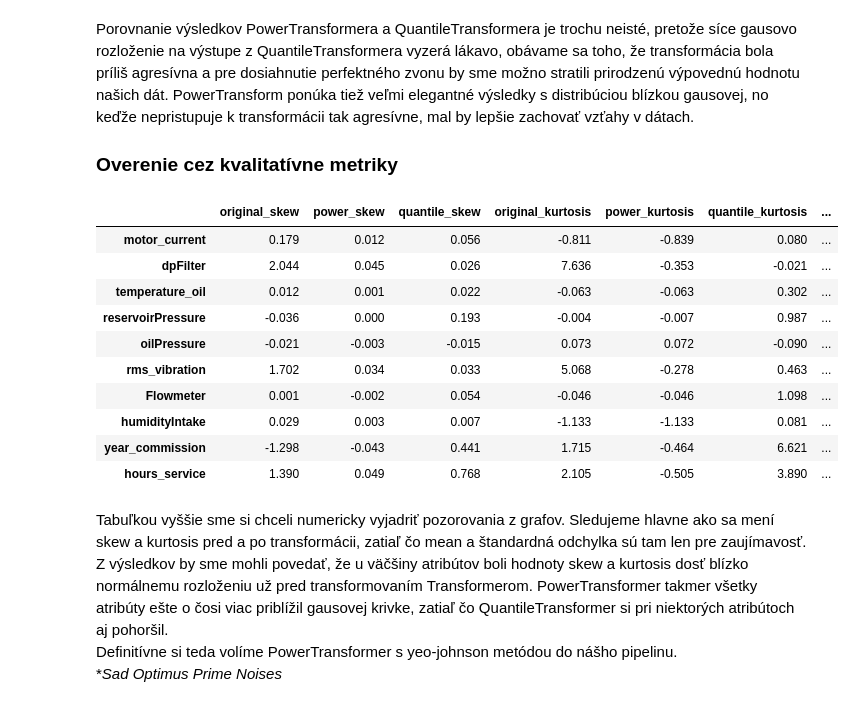
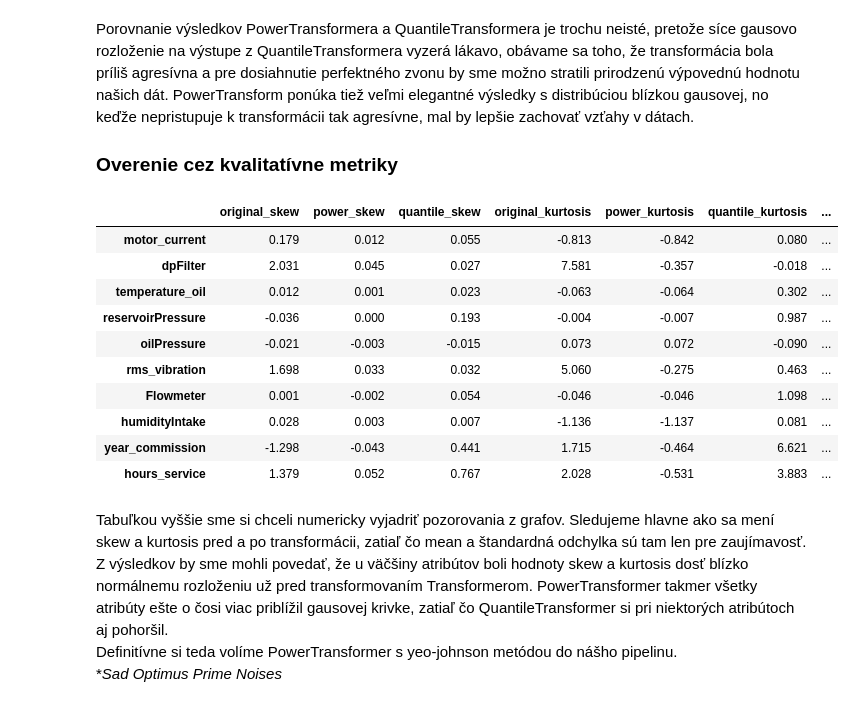
Before and after one commit to Langos428/IAU_projekt, a Jupyter notebook: faza2.ipynb, the cells around one changed output. Cells and saved outputs as stored; diff of their text form; code cells hidden in the pictures.

```diff
--- a/faza2.ipynb
+++ b/faza2.ipynb
@@ -174,14 +140,14 @@ Máme podľa zadania použiť 2 metódy škálovania, a keďže sme sa v predoš
 
 scaled_cols = [col for col in X_train.columns if col not in ["dutyClass", "version_firmware_1", "version_firmware_2", "version_firmware_3"]]
 
-scaler = sklearn.preprocessing.StandardScaler()
+standard_scaler = sklearn.preprocessing.StandardScaler()
 standard_scaled = X_train.copy()
-standard_scaled[scaled_cols] = scaler.fit_transform(X_train[scaled_cols])
+standard_scaled[scaled_cols] = standard_scaler.fit_transform(X_train[scaled_cols])
 
 
-scaler = sklearn.preprocessing.RobustScaler()
+robust_scaler = sklearn.preprocessing.RobustScaler()
 robust_scaled = X_train.copy()
-robust_scaled[scaled_cols] = scaler.fit_transform(X_train[scaled_cols])
+robust_scaled[scaled_cols] = robust_scaler.fit_transform(X_train[scaled_cols])
 
 
 fig, axs = plt.subplots(5, 2, figsize=(16, 20))
@@ -202,0 +212,14 @@ plt.show()
+# %%
+# Vygreslime histogramy pre pre všetky atribúty z X_train_imputed_orig okrem dutyClass, version_firmware (1,2,3)
+
+fig, axs = plt.subplots(5, 2, figsize=(16, 20))
+attributes = [col for col in X_train_imputed_orig.columns if col not in ["dutyClass", "version_firmware_1", "version_firmware_2", "version_firmware_3"]]
+for i, attr in enumerate(attributes):
+    row = i // 2
+    col = i % 2
+    sns.histplot(X_train_imputed_orig[attr], ax=axs[row, col], kde=True)
+    axs[row, col].set_title(attr)
+    axs[row, col].set_xlabel(attr)
+    axs[row, col].set_ylabel("Count")
+fig.tight_layout()
+plt.show()
@@ -205,17 +230,17 @@ plt.show()
 
 Porovnáme PowerTransformer Yeo-Johnson a QuantileTransformer, pretože Box-Cox vie pracovať len s kladnými hodnotami a naše atribúty sú po škálovaní aj záporné.
 # %%
-transformed_cols = [col for col in X_train.columns if col not in ["dutyClass", "version_firmware_1", "version_firmware_2", "version_firmware_3"]]
+transformed_cols = [col for col in X_train_imputed.columns if col not in ["dutyClass", "version_firmware_1", "version_firmware_2", "version_firmware_3"]]
 
 
 power = sklearn.preprocessing.PowerTransformer(method='yeo-johnson', standardize=True)
-power_transformed = robust_scaled.copy()
-power_transformed[transformed_cols] = power.fit_transform(robust_scaled[transformed_cols])
+power_transformed = X_train_imputed.copy()
+power_transformed[transformed_cols] = power.fit_transform(X_train_imputed[transformed_cols])
 
 
 quantile = sklearn.preprocessing.QuantileTransformer(n_quantiles=100, output_distribution="normal", random_state=0)
-quantile_transformed = robust_scaled.copy()
-quantile_transformed[transformed_cols] = quantile.fit_transform(robust_scaled[transformed_cols])
+quantile_transformed = X_train_imputed.copy()
+quantile_transformed[transformed_cols] = quantile.fit_transform(X_train_imputed[transformed_cols])
 
 
 fig, axs = plt.subplots(5, 2, figsize=(16, 20))
@@ -238,34 +263,34 @@ Porovnanie výsledkov PowerTransformera a QuantileTransformera je trochu neisté
 ### Overenie cez kvalitatívne metriky
 # %%
 pd.DataFrame({
-    'original_skew': X_train[attributes].apply(stats.skew).round(3),
+    'original_skew': X_train_imputed_orig[attributes].apply(stats.skew).round(3),
     'power_skew': power_transformed[attributes].apply(stats.skew).round(3),
     'quantile_skew': quantile_transformed[attributes].apply(stats.skew).round(3),
 
-    'original_kurtosis': X_train[attributes].apply(stats.kurtosis).round(3),
+    'original_kurtosis': X_train_imputed_orig[attributes].apply(stats.kurtosis).round(3),
     'power_kurtosis': power_transformed[attributes].apply(stats.kurtosis).round(3),
     'quantile_kurtosis': quantile_transformed[attributes].apply(stats.kurtosis).round(3),
 
-    'original_mean': X_train[attributes].mean().round(3),
+    'original_mean': X_train_imputed_orig[attributes].mean().round(3),
     'power_mean': power_transformed[attributes].mean().round(3),
     'quantile_mean': quantile_transformed[attributes].mean().round(3),
 
-    'original_std': X_train[attributes].std().round(3),
+    'original_std': X_train_imputed_orig[attributes].std().round(3),
     'power_std': power_transformed[attributes].std().round(3),
     'quantile_std': quantile_transformed[attributes].std().round(3),
 })
 # %% [output]
 |  | original_skew | power_skew | quantile_skew | original_kurtosis | power_kurtosis | quantile_kurtosis | ... |
-| motor_current | 0.179 | 0.012 | 0.056 | -0.811 | -0.839 | 0.080 | ... |
-| dpFilter | 2.044 | 0.045 | 0.026 | 7.636 | -0.353 | -0.021 | ... |
-| temperature_oil | 0.012 | 0.001 | 0.022 | -0.063 | -0.063 | 0.302 | ... |
+| motor_current | 0.179 | 0.012 | 0.055 | -0.813 | -0.842 | 0.080 | ... |
+| dpFilter | 2.031 | 0.045 | 0.027 | 7.581 | -0.357 | -0.018 | ... |
+| temperature_oil | 0.012 | 0.001 | 0.023 | -0.063 | -0.064 | 0.302 | ... |
 | reservoirPressure | -0.036 | 0.000 | 0.193 | -0.004 | -0.007 | 0.987 | ... |
 | oilPressure | -0.021 | -0.003 | -0.015 | 0.073 | 0.072 | -0.090 | ... |
-| rms_vibration | 1.702 | 0.034 | 0.033 | 5.068 | -0.278 | 0.463 | ... |
+| rms_vibration | 1.698 | 0.033 | 0.032 | 5.060 | -0.275 | 0.463 | ... |
 | Flowmeter | 0.001 | -0.002 | 0.054 | -0.046 | -0.046 | 1.098 | ... |
-| humidityIntake | 0.029 | 0.003 | 0.007 | -1.133 | -1.133 | 0.081 | ... |
+| humidityIntake | 0.028 | 0.003 | 0.007 | -1.136 | -1.137 | 0.081 | ... |
 | year_commission | -1.298 | -0.043 | 0.441 | 1.715 | -0.464 | 6.621 | ... |
-| hours_service | 1.390 | 0.049 | 0.768 | 2.105 | -0.505 | 3.890 | ... |
+| hours_service | 1.379 | 0.052 | 0.767 | 2.028 | -0.531 | 3.883 | ... |
 # %% [markdown]
 Tabuľkou vyššie sme si chceli numericky vyjadriť pozorovania z grafov. Sledujeme hlavne ako sa mení skew a kurtosis pred a po transformácii, zatiaľ čo mean a štandardná odchylka sú tam len pre zaujímavosť.
 Z výsledkov by sme mohli povedať, že u väčšiny atribútov boli hodnoty skew a kurtosis dosť blízko normálnemu rozloženiu už pred transformovaním Transformerom. PowerTransformer takmer všetky atribúty ešte o čosi viac priblížil gausovej krivke, zatiaľ čo QuantileTransformer si pri niektorých atribútoch aj pohoršil.
```
Also changed, not shown: parts of 15 cells of this notebook.
